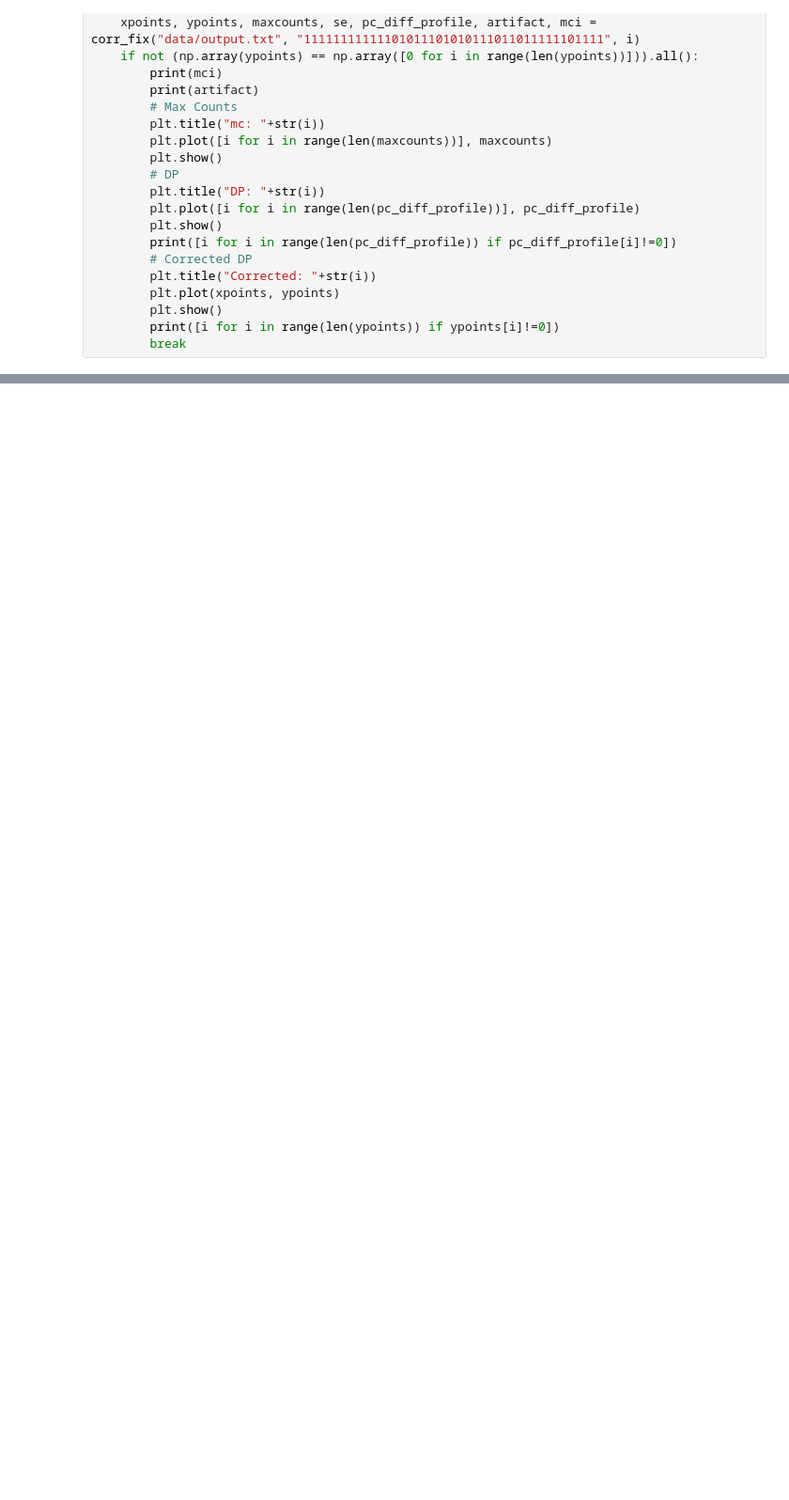
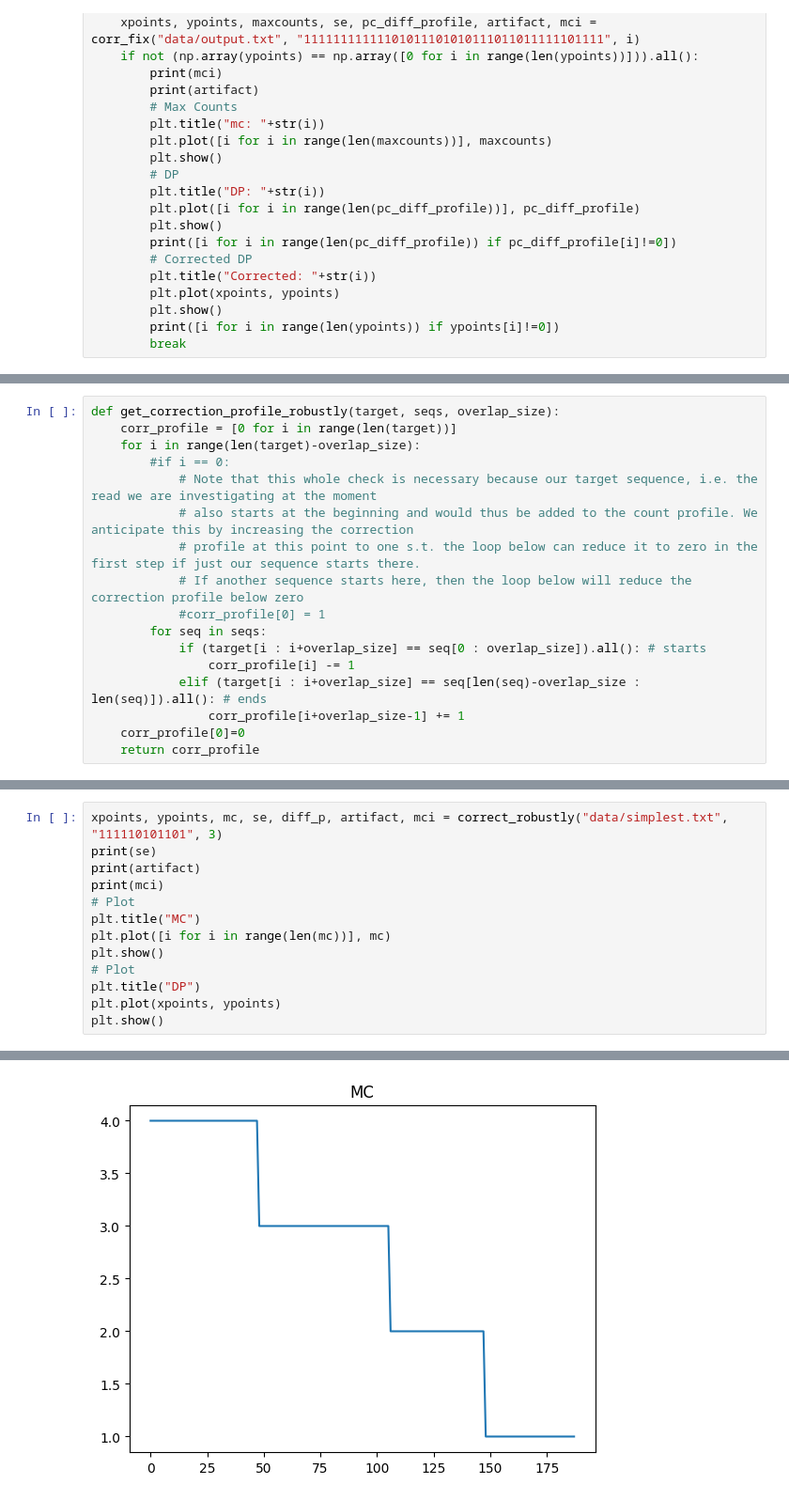
Before and after one commit to davidsmts/Overlapss, a Jupyter notebook: CountDifferenceProfiles.ipynb, the cells around one changed output, grey strips where cells are left out. Shown at 94% size. Saved outputs shown, nothing was run; the diff lists cells and outputs as text; blank space fills up the shorter version.

```diff
--- a/CountDifferenceProfiles.ipynb
+++ b/CountDifferenceProfiles.ipynb
@@ -990,0 +1036,17 @@ plt.show()
+# %%
+def get_correction_profile_robustly(target, seqs, overlap_size):
+    corr_profile = [0 for i in range(len(target))]
+    for i in range(len(target)-overlap_size):
+        #if i == 0:
+            # Note that this whole check is necessary because our target sequence, i.e. the read we are investigating at the moment
+            # also starts at the beginning and would thus be added to the count profile. We anticipate this by increasing the correction
+            # profile at this point to one s.t. the loop below can reduce it to zero in the first step if just our sequence starts there.
+            # If another sequence starts here, then the loop below will reduce the correction profile below zero
+            #corr_profile[0] = 1
+        for seq in seqs:
+            if (target[i : i+overlap_size] == seq[0 : overlap_size]).all(): # starts
+                corr_profile[i] -= 1
+            elif (target[i : i+overlap_size] == seq[len(seq)-overlap_size : len(seq)]).all(): # ends
+                corr_profile[i+overlap_size-1] += 1
+    corr_profile[0]=0
+    return corr_profile
@@ -990,0 +1103,14 @@ plt.show()
+# %%
+xpoints, ypoints, mc, se, diff_p, artifact, mci = correct_robustly("data/simplest.txt", "111110101101", 3)
+print(se)
+print(artifact)
+print(mci)
+# Plot
+plt.title("MC")
+plt.plot([i for i in range(len(mc))], mc)
+plt.show()
+# Plot
+plt.title("DP")
+plt.plot(xpoints, ypoints)
+plt.show()
+# %% [output]
@@ -990,0 +1123 @@ plt.show()
+[figure, added]
```
Also changed, not shown: parts of 10 cells of this notebook, 2 other files.
